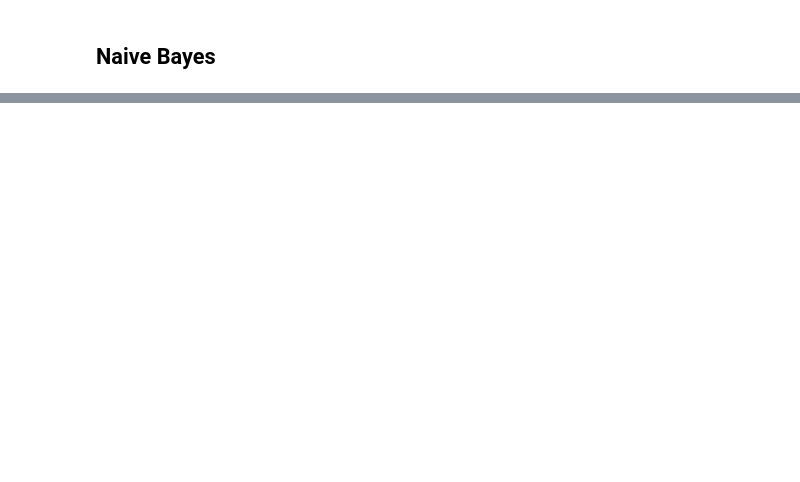
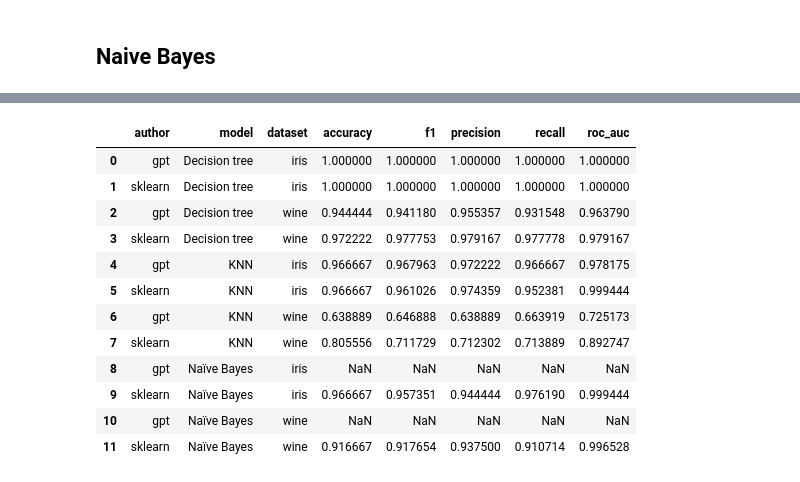
Before and after one commit to debemdeboas/pucrs-aprendizado-de-maquina-t1, a Jupyter notebook: T1.ipynb, the cells around one changed output, grey strips where cells are left out. Saved outputs shown, nothing was run; the diff lists cells and outputs as text; code cells hidden in the pictures; blank space fills up the shorter version.

Commit message:
feat: add more models

```diff
--- a/T1.ipynb
+++ b/T1.ipynb
@@ -431,26 +640,0 @@ def multiclass_roc_auc_score_gpt(y_test, y_pred, average="macro"):
-# %%
-for (X, y), dataset in zip(datasets, datasets_names):
-    res = list()
-    for i, l in enumerate(X):
-        res.append(list(l) + [y[i]])
-
-    df = pd.DataFrame(data=res, columns=(f'col_{i}' for i in range(len(res[0]))))
-
-    # split the dataset into training and testing sets
-    random.seed(0)
-    train_df, test_df = train_test_split_knn_gpt(df, test_size=0.2)
-    y_pred, y_test = knn_gpt(train_df, test_df)
-
-    print('GPT: Dataset', dataset)
-    print('Accuracy:', accuracy_score(y_test, y_pred))
-    print('F1:', f1_score(y_test, y_pred, average='macro'))
-    print('Precision:', precision_score(y_test, y_pred, average='macro'))
-    print('Recall:', recall_score(y_test, y_pred, average='macro'))
-    print('ROC AUC score: ', multiclass_roc_auc_score_gpt(y_test, y_pred))
-
-    cm = confusion_matrix(y_test, y_pred)
-    display_confusion_matrix = ConfusionMatrixDisplay(cm)
-    display_confusion_matrix.plot(cmap=plt.cm.Blues)
-    plt.show()
-
-    print()
@@ -473,0 +872,16 @@ ROC AUC score:  0.7251729751729751
+# %%
+res_df
+# %% [output]
+|  | author | model | dataset | accuracy | f1 | precision | recall | roc_auc |
+| 0 | gpt | Decision tree | iris | 1.000000 | 1.000000 | 1.000000 | 1.000000 | 1.000000 |
+| 1 | sklearn | Decision tree | iris | 1.000000 | 1.000000 | 1.000000 | 1.000000 | 1.000000 |
+| 2 | gpt | Decision tree | wine | 0.944444 | 0.941180 | 0.955357 | 0.931548 | 0.963790 |
+| 3 | sklearn | Decision tree | wine | 0.972222 | 0.977753 | 0.979167 | 0.977778 | 0.979167 |
+| 4 | gpt | KNN | iris | 0.966667 | 0.967963 | 0.972222 | 0.966667 | 0.978175 |
+| 5 | sklearn | KNN | iris | 0.966667 | 0.961026 | 0.974359 | 0.952381 | 0.999444 |
+| 6 | gpt | KNN | wine | 0.638889 | 0.646888 | 0.638889 | 0.663919 | 0.725173 |
+| 7 | sklearn | KNN | wine | 0.805556 | 0.711729 | 0.712302 | 0.713889 | 0.892747 |
+| 8 | gpt | Naïve Bayes | iris | NaN | NaN | NaN | NaN | NaN |
+| 9 | sklearn | Naïve Bayes | iris | 0.966667 | 0.957351 | 0.944444 | 0.976190 | 0.999444 |
+| 10 | gpt | Naïve Bayes | wine | NaN | NaN | NaN | NaN | NaN |
+| 11 | sklearn | Naïve Bayes | wine | 0.916667 | 0.917654 | 0.937500 | 0.910714 | 0.996528 |
```
Also changed, not shown: parts of 19 cells of this notebook.
